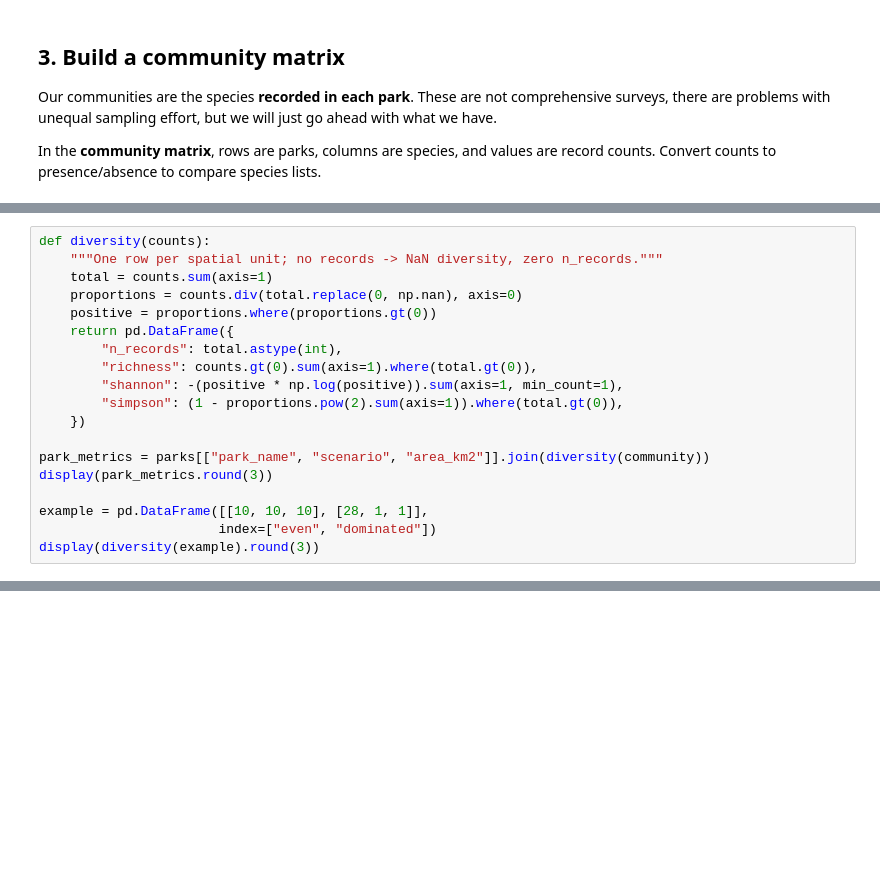
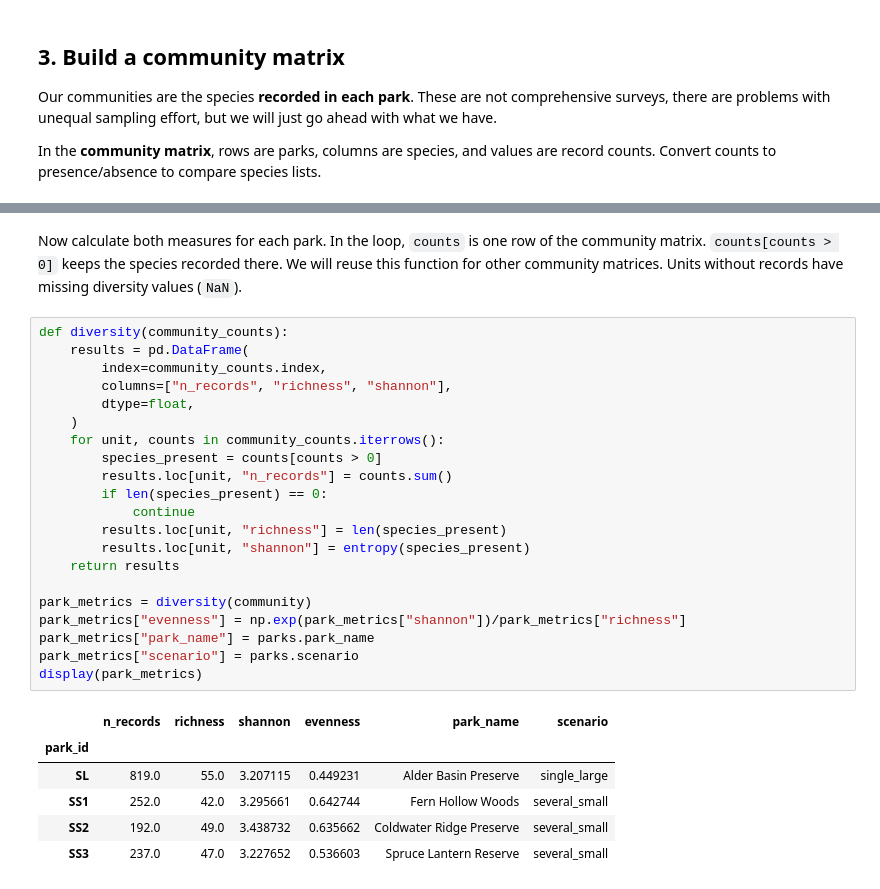
Before and after one commit to isaacovercast/BIO597-SpatialBiodiversity, a Jupyter notebook: docs/labs/Lab10-CommunityComposition.ipynb, the cells around one changed output, grey strips where cells are left out. Cells and saved outputs as stored; diff of their text form; blank space fills up the shorter version.

```diff
--- a/docs/labs/Lab10-CommunityComposition.ipynb
+++ b/docs/labs/Lab10-CommunityComposition.ipynb
@@ -157,19 +117,0 @@ Cells without records receive missing diversity values.
-# %%
-def diversity(counts):
-    """One row per spatial unit; no records -> NaN diversity, zero n_records."""
-    total = counts.sum(axis=1)
-    proportions = counts.div(total.replace(0, np.nan), axis=0)
-    positive = proportions.where(proportions.gt(0))
-    return pd.DataFrame({
-        "n_records": total.astype(int),
-        "richness": counts.gt(0).sum(axis=1).where(total.gt(0)),
-        "shannon": -(positive * np.log(positive)).sum(axis=1, min_count=1),
-        "simpson": (1 - proportions.pow(2).sum(axis=1)).where(total.gt(0)),
-    })
-
-park_metrics = parks[["park_name", "scenario", "area_km2"]].join(diversity(community))
-display(park_metrics.round(3))
-
-example = pd.DataFrame([[10, 10, 10], [28, 1, 1]],
-                       index=["even", "dominated"])
-display(diversity(example).round(3))
@@ -522,0 +160,33 @@ would you need for a real SLOSS decision?
+# %% [markdown]
+Now calculate both measures for each park. In the loop, `counts` is one row
+of the community matrix. `counts[counts > 0]` keeps the species recorded there.
+We will reuse this function for other community matrices. Units without records
+have missing diversity values (`NaN`).
+# %%
+def diversity(community_counts):
+    results = pd.DataFrame(
+        index=community_counts.index,
+        columns=["n_records", "richness", "shannon"],
+        dtype=float,
+    )
+    for unit, counts in community_counts.iterrows():
+        species_present = counts[counts > 0]
+        results.loc[unit, "n_records"] = counts.sum()
+        if len(species_present) == 0:
+            continue
+        results.loc[unit, "richness"] = len(species_present)
+        results.loc[unit, "shannon"] = entropy(species_present)
+    return results
+
+park_metrics = diversity(community)
+park_metrics["evenness"] = np.exp(park_metrics["shannon"])/park_metrics["richness"]
+park_metrics["park_name"] = parks.park_name
+park_metrics["scenario"] = parks.scenario
+display(park_metrics)
+# %% [output]
+|  | n_records | richness | shannon | evenness | park_name | scenario |
+| park_id |  |  |  |  |  |  |
+| SL | 819.0 | 55.0 | 3.207115 | 0.449231 | Alder Basin Preserve | single_large |
+| SS1 | 252.0 | 42.0 | 3.295661 | 0.642744 | Fern Hollow Woods | several_small |
+| SS2 | 192.0 | 49.0 | 3.438732 | 0.635662 | Coldwater Ridge Preserve | several_small |
+| SS3 | 237.0 | 47.0 | 3.227652 | 0.536603 | Spruce Lantern Reserve | several_small |
```
Also changed, not shown: parts of 56 cells of this notebook, 35 other files.
